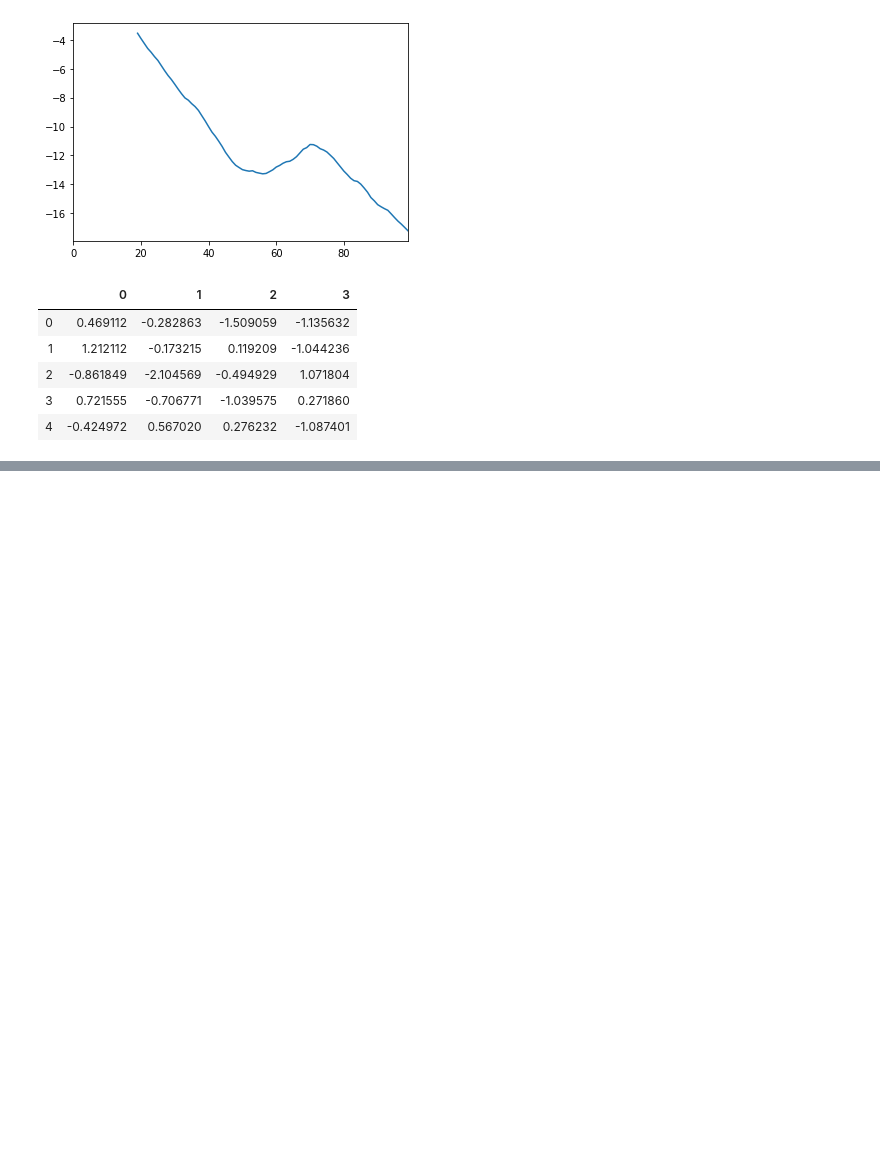
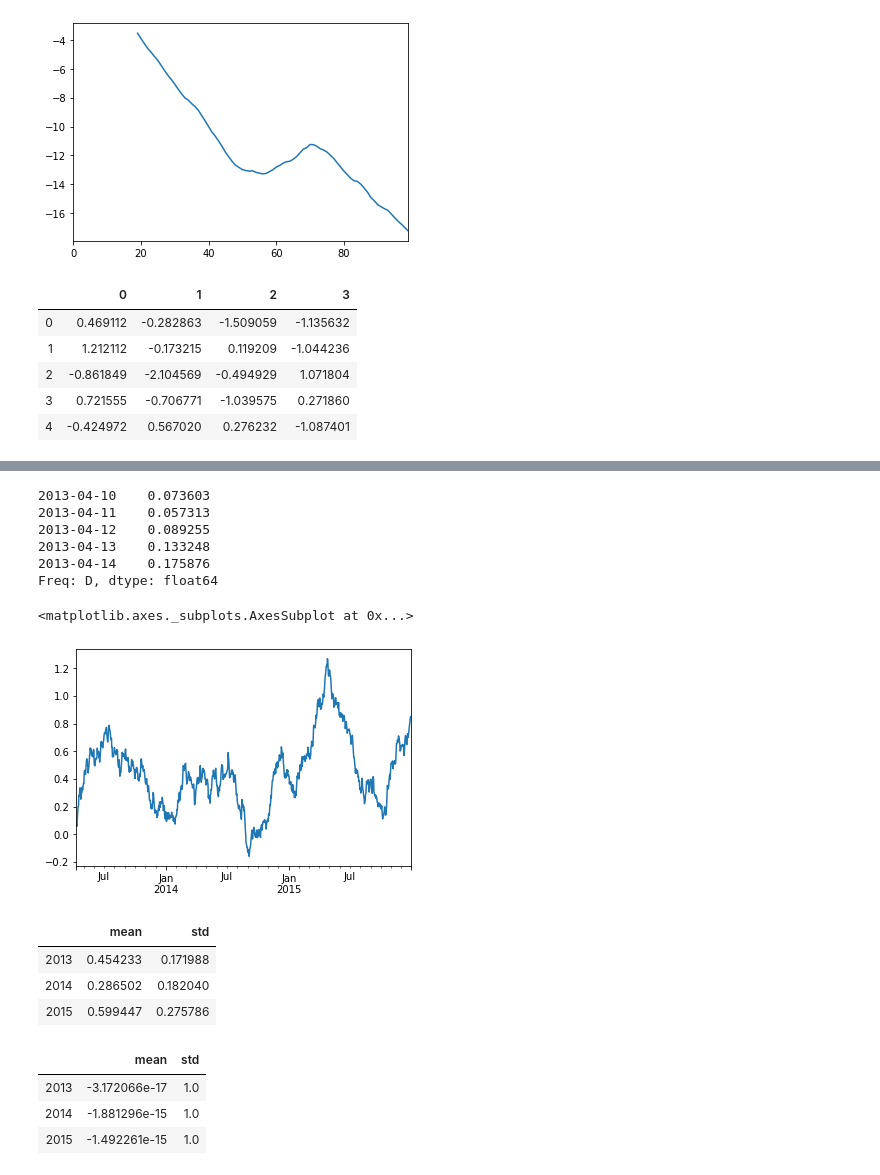
Before and after one commit to derinman/L_Python-Note, a Jupyter notebook: A02-06_Pandas Statistics.ipynb, the cells around one changed output, grey strips where cells are left out. Cells and saved outputs as stored; diff of their text form; code cells hidden in the pictures; blank space fills up the shorter version.

```diff
--- a/A02-06_Pandas Statistics.ipynb
+++ b/A02-06_Pandas Statistics.ipynb
@@ -338,0 +338,44 @@ df.sample(frac=0.1, replace=True)
+# %%
+# generate a rolling mean time series
+np.random.seed(123456)
+data = pd.Series(np.random.normal(0.5, 2, 365*3),
+                 pd.date_range('2013-01-01', periods=365*3))
+periods = 100
+rolling = data.rolling(
+    window=periods,
+    min_periods=periods,
+    center=False).mean().dropna()
+rolling[:5]
+# %% [output]
+2013-04-10    0.073603
+2013-04-11    0.057313
+2013-04-12    0.089255
+2013-04-13    0.133248
+2013-04-14    0.175876
+Freq: D, dtype: float64
+# %%
+rolling.plot()
+# %% [output]
+<matplotlib.axes._subplots.AxesSubplot at 0x...>
+[figure, added]
+# %%
+# calculate mean and std by year
+group_key = lambda x: x.year
+groups = rolling.groupby(group_key)
+groups.agg([np.mean, np.std])
+# %% [output]
+|  | mean | std |
+| 2013 | 0.454233 | 0.171988 |
+| 2014 | 0.286502 | 0.182040 |
+| 2015 | 0.599447 | 0.275786 |
+# %%
+# normalize to the z-score
+z_score = lambda x: (x - x.mean()) / x.std()
+normed = rolling.groupby(group_key).transform(z_score)
+normed.groupby(group_key).agg([np.mean, np.std])
+#結果mean都趨近0; std都1
+# %% [output]
+|  | mean | std |
+| 2013 | -3.172066e-17 | 1.0 |
+| 2014 | -1.881296e-15 | 1.0 |
+| 2015 | -1.492261e-15 | 1.0 |
```
Also changed, not shown: parts of 6 cells of this notebook, 1 other file.
